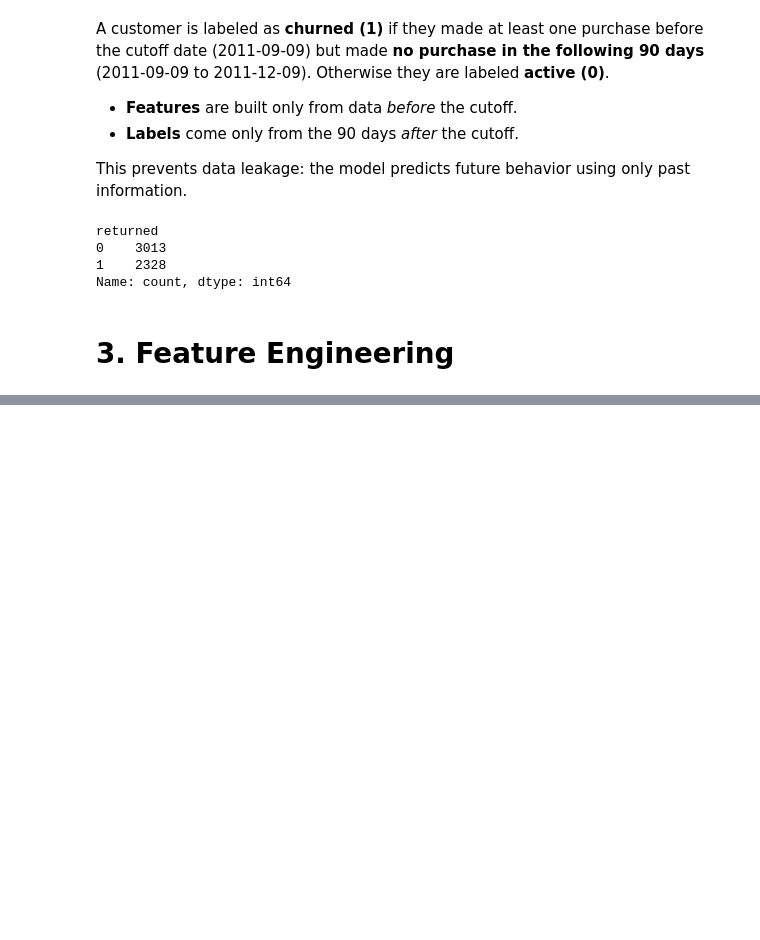
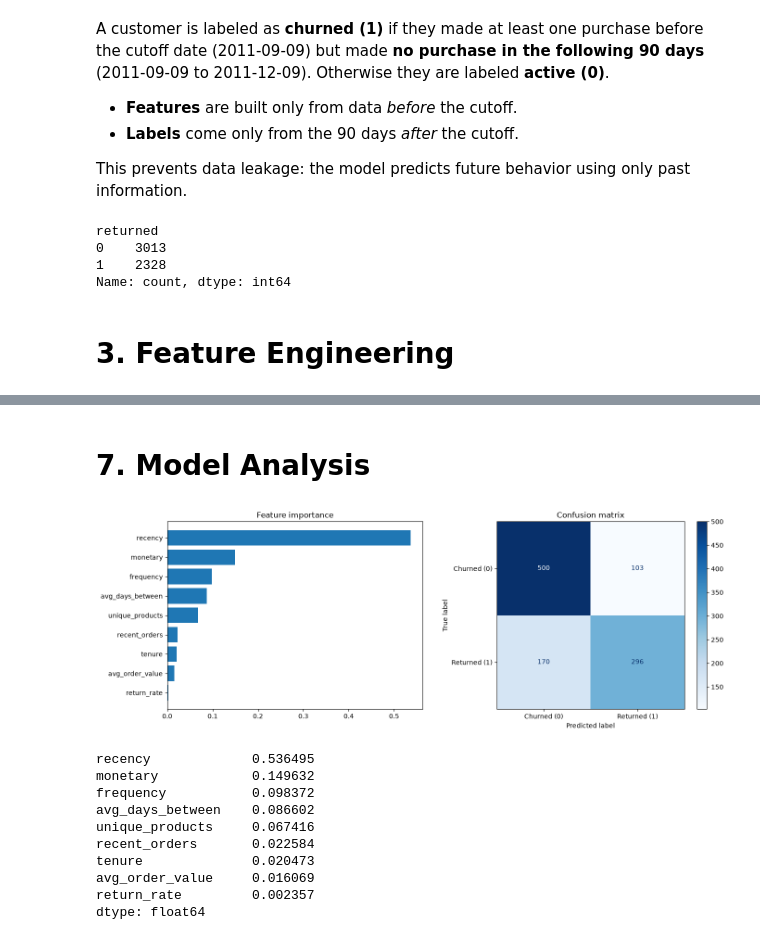
Before and after one commit to abdallahh07/Customer-Churn, a Jupyter notebook: notebooks/2. Modelling.ipynb, the cells around one changed output, grey strips where cells are left out. Drawn from its saved outputs; the diff is of its cells as text; code cells hidden in the pictures; blank space fills up the shorter version.

Commit message:
finishing modelling notebook

```diff
--- a/notebooks/2. Modelling.ipynb
+++ b/notebooks/2. Modelling.ipynb
@@ -109,0 +124,2 @@ data
+# %%
+X_train,X_test,y_train,y_test = split_train_test(x,y)
@@ -109,0 +143,13 @@ data
+# %%
+def evaluate(pipeline, X_test, y_test):
+    y_pred = pipeline.predict(X_test)
+    y_proba = pipeline.predict_proba(X_test)[:, 1]
+
+    acc = accuracy_score(y_test, y_pred)
+    auc = roc_auc_score(y_test, y_proba)
+
+    print("Accuracy:", acc)
+    print("ROC-AUC:", auc)
+    print(classification_report(y_test, y_pred))
+
+    return {"accuracy": acc, "roc_auc": auc}
@@ -109,0 +230,3 @@ data
+# %%
+best_model = tune_model(X_train, y_train)
+evaluate(best_model, X_test, y_test)
@@ -109,0 +247,2 @@ data
+# %% [markdown]
+# 7. Model Analysis
@@ -109,0 +251,36 @@ data
+# %%
+def analyze_model(model, X_test, y_test):
+    fig, ax = plt.subplots(1, 2, figsize=(14, 5))
+
+    # 1. feature importance
+    importances = model.named_steps["Model"].feature_importances_
+    imp = pd.Series(importances, index=X_test.columns).sort_values()
+    ax[0].barh(imp.index, imp.values)
+    ax[0].set_title("Feature importance")
+
+    # 2. confusion matrix
+    ConfusionMatrixDisplay.from_estimator(
+        model, X_test, y_test,
+        display_labels=["Churned (0)", "Returned (1)"],
+        ax=ax[1], cmap="Blues"
+    )
+    ax[1].set_title("Confusion matrix")
+
+    plt.tight_layout()
+    plt.show()
+
+    return imp.sort_values(ascending=False)
+# %%
+analyze_model(best_model, X_test, y_test)
+# %% [output]
+[figure, added]
+recency             0.536495
+monetary            0.149632
+frequency           0.098372
+avg_days_between    0.086602
+unique_products     0.067416
+recent_orders       0.022584
+tenure              0.020473
+avg_order_value     0.016069
+return_rate         0.002357
+dtype: float64
```
Also changed, not shown: parts of 21 cells of this notebook, 3 other files.
